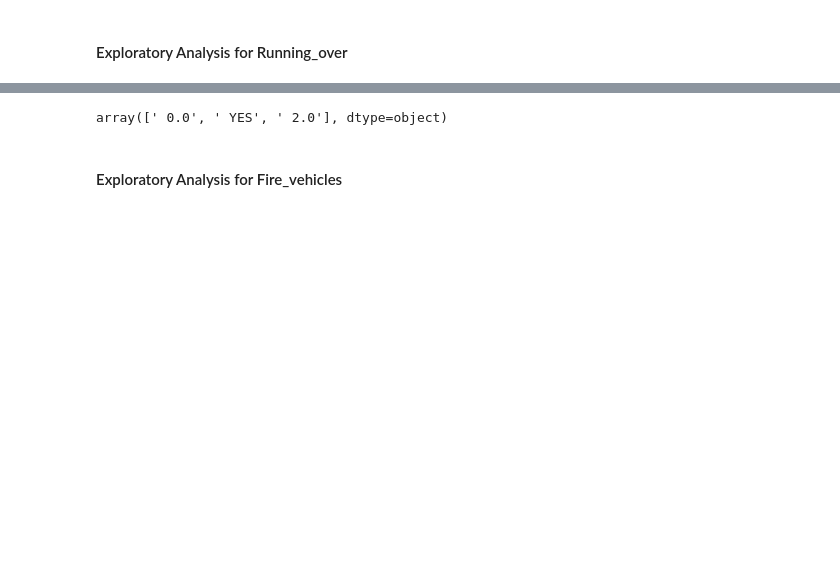
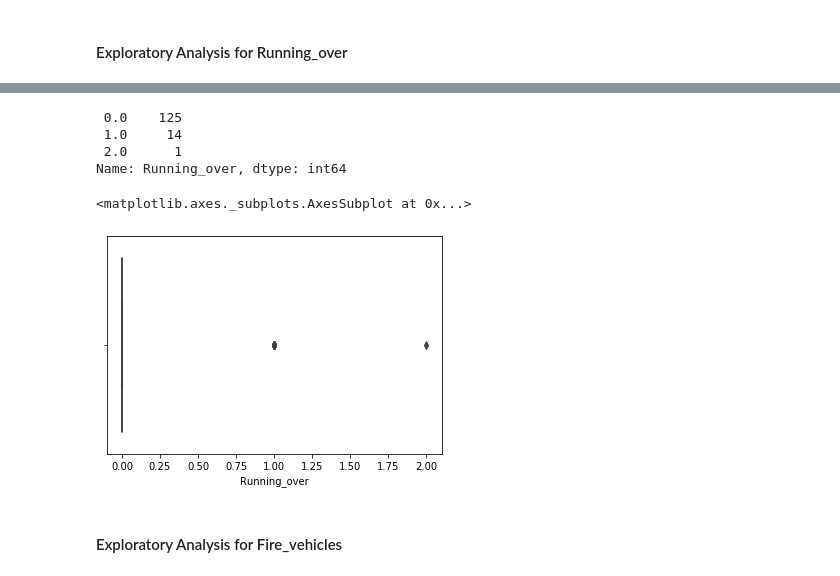
Before and after one commit to badalb/FE, a Jupyter notebook: FE-Project.ipynb, the cells around one changed output, grey strips where cells are left out. Cells and saved outputs as stored; diff of their text form; code cells hidden in the pictures; blank space fills up the shorter version.

```diff
--- a/FE-Project.ipynb
+++ b/FE-Project.ipynb
@@ -176,3 +221,7 @@ array([' NO', ' YES', ' 2.0'], dtype=object)
+# %%
+#df.replace(to_replace=' NO', value= ' 0.0', inplace = True)
+df.loc[(df.Running_over == ' NO'),'Running_over']=' 0.0'
+df.loc[(df.Running_over == ' -1.0'),'Running_over']=' 1.0'
 # %%
 df.Running_over.unique()
 # %% [output]
@@ -180,9 +229,18 @@ array([' NO', ' YES', ' 2.0'], dtype=object)
-# %%
-df.replace(to_replace=' NO', value= ' 0.0', inplace = True)
-# %%
-df.Running_over.unique()
-# %% [output]
-array([' 0.0', ' YES', ' 2.0'], dtype=object)
+# %%
+#print(df['Running_over'])
+print(df['Running_over'].value_counts(dropna=False))
+# %% [output]
+ 0.0    125
+ 1.0     14
+ 2.0      1
+Name: Running_over, dtype: int64
+# %%
+df['Running_over'] = pd.to_numeric(df['Running_over'],errors='coerce')
+# %%
+sns.boxplot('Running_over', data = df)
+# %% [output]
+<matplotlib.axes._subplots.AxesSubplot at 0x...>
+[figure, added]
 # %% [markdown]
 #### Exploratory Analysis for Fire_vehicles
 # %%
```
Also changed, not shown: parts of 60 cells of this notebook.
